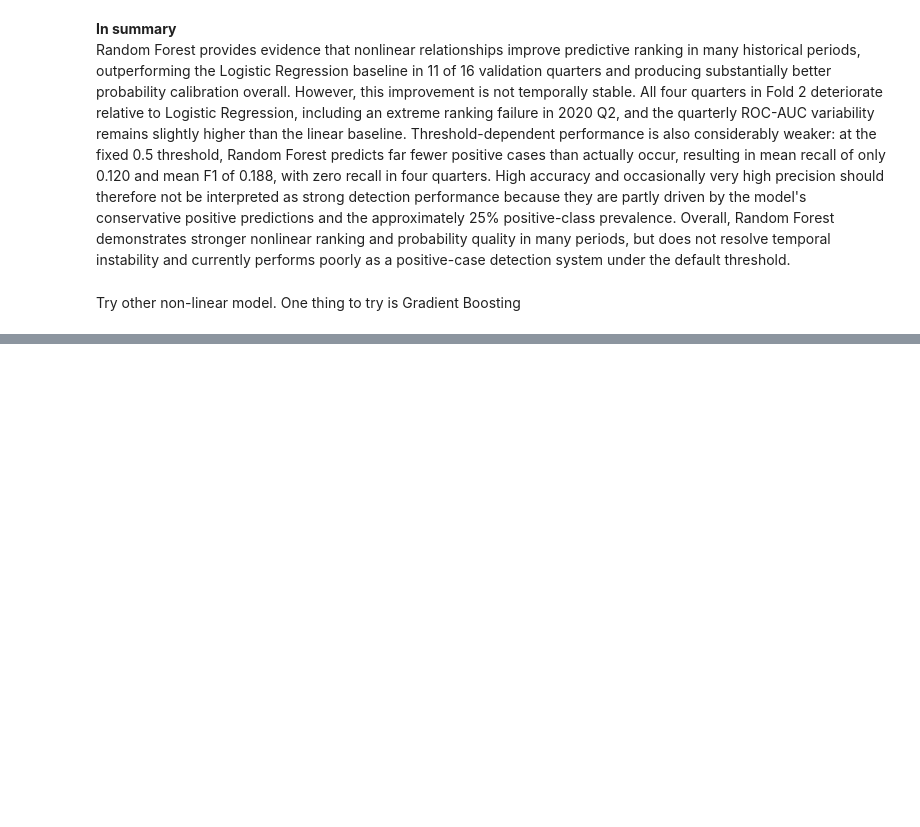
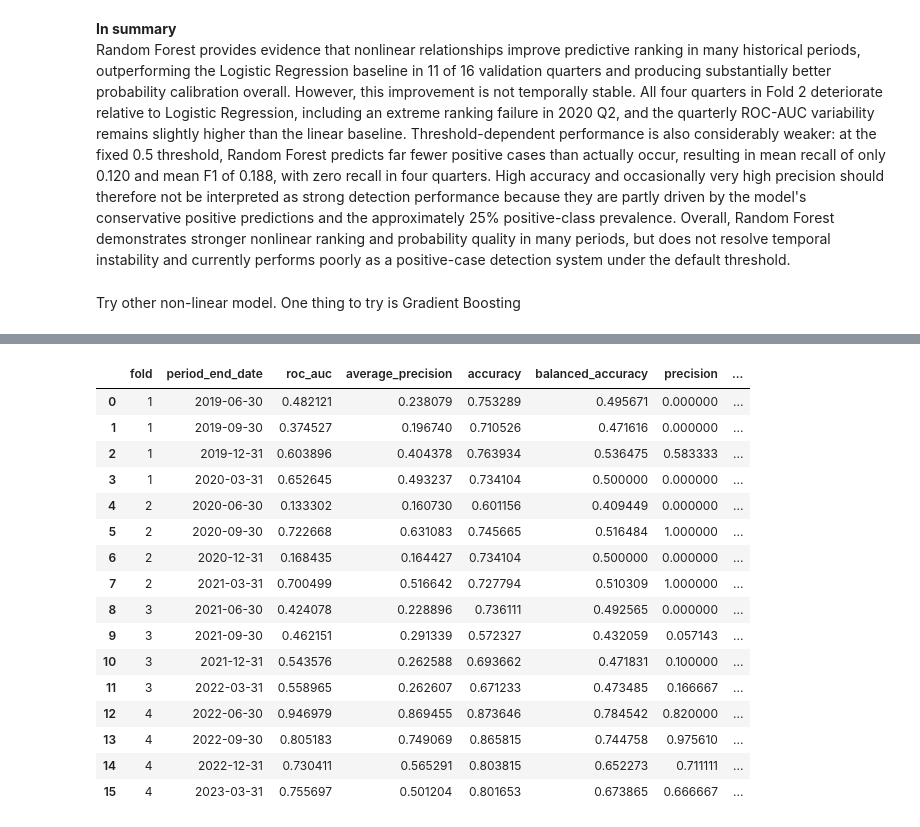
Before and after one commit to terra9/superannuation-performance-early-warning, a Jupyter notebook: notebooks/baseline_modelling.ipynb, the cells around one changed output, grey strips where cells are left out. Drawn from its saved outputs; the diff is of its cells as text; code cells hidden in the pictures; blank space fills up the shorter version.

```diff
--- a/notebooks/baseline_modelling.ipynb
+++ b/notebooks/baseline_modelling.ipynb
@@ -2984,0 +3865,49 @@ Try other non-linear model. One thing to try is Gradient Boosting
+# %%
+# Combine HGB quarterly metrics with positive-rate diagnostics.
+hgb_quarterly_diagnostics = (
+    hgb_quarterly_results
+    .merge(
+        hgb_quarterly_prediction_rates,
+        on=[
+            "fold",
+            "period_end_date",
+        ],
+        how="left",
+    )
+)
+
+hgb_quarterly_diagnostics[
+    [
+        "fold",
+        "period_end_date",
+        "roc_auc",
+        "average_precision",
+        "accuracy",
+        "balanced_accuracy",
+        "precision",
+        "actual_positive_rate",
+        "predicted_positive_rate",
+        "mean_predicted_probability",
+        "recall",
+        "f1",
+        "brier_score",
+    ]
+]
+# %% [output]
+|  | fold | period_end_date | roc_auc | average_precision | accuracy | balanced_accuracy | precision | ... |
+| 0 | 1 | 2019-06-30 | 0.482121 | 0.238079 | 0.753289 | 0.495671 | 0.000000 | ... |
+| 1 | 1 | 2019-09-30 | 0.374527 | 0.196740 | 0.710526 | 0.471616 | 0.000000 | ... |
+| 2 | 1 | 2019-12-31 | 0.603896 | 0.404378 | 0.763934 | 0.536475 | 0.583333 | ... |
+| 3 | 1 | 2020-03-31 | 0.652645 | 0.493237 | 0.734104 | 0.500000 | 0.000000 | ... |
+| 4 | 2 | 2020-06-30 | 0.133302 | 0.160730 | 0.601156 | 0.409449 | 0.000000 | ... |
+| 5 | 2 | 2020-09-30 | 0.722668 | 0.631083 | 0.745665 | 0.516484 | 1.000000 | ... |
+| 6 | 2 | 2020-12-31 | 0.168435 | 0.164427 | 0.734104 | 0.500000 | 0.000000 | ... |
+| 7 | 2 | 2021-03-31 | 0.700499 | 0.516642 | 0.727794 | 0.510309 | 1.000000 | ... |
+| 8 | 3 | 2021-06-30 | 0.424078 | 0.228896 | 0.736111 | 0.492565 | 0.000000 | ... |
+| 9 | 3 | 2021-09-30 | 0.462151 | 0.291339 | 0.572327 | 0.432059 | 0.057143 | ... |
+| 10 | 3 | 2021-12-31 | 0.543576 | 0.262588 | 0.693662 | 0.471831 | 0.100000 | ... |
+| 11 | 3 | 2022-03-31 | 0.558965 | 0.262607 | 0.671233 | 0.473485 | 0.166667 | ... |
+| 12 | 4 | 2022-06-30 | 0.946979 | 0.869455 | 0.873646 | 0.784542 | 0.820000 | ... |
+| 13 | 4 | 2022-09-30 | 0.805183 | 0.749069 | 0.865815 | 0.744758 | 0.975610 | ... |
+| 14 | 4 | 2022-12-31 | 0.730411 | 0.565291 | 0.803815 | 0.652273 | 0.711111 | ... |
+| 15 | 4 | 2023-03-31 | 0.755697 | 0.501204 | 0.801653 | 0.673865 | 0.666667 | ... |
```
Also changed, not shown: parts of 21 cells of this notebook.
